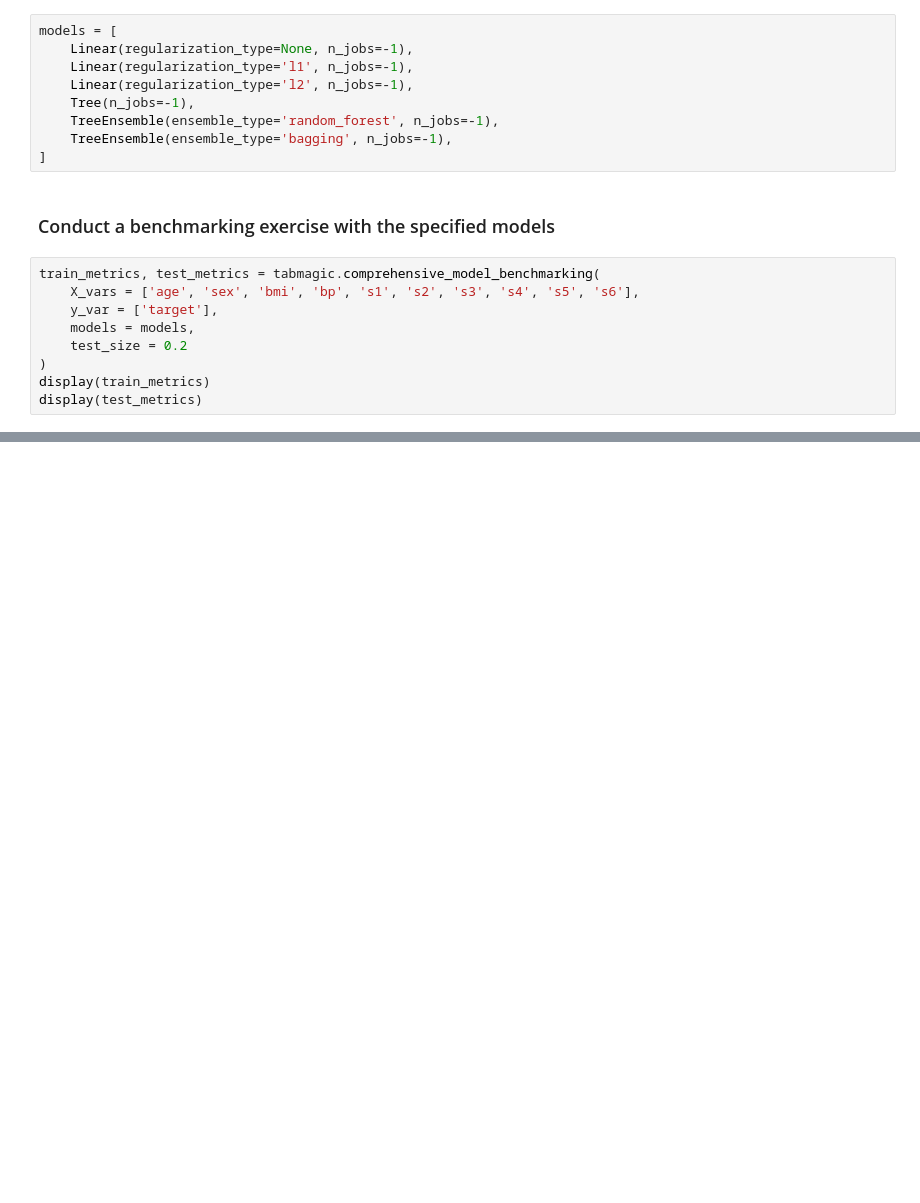
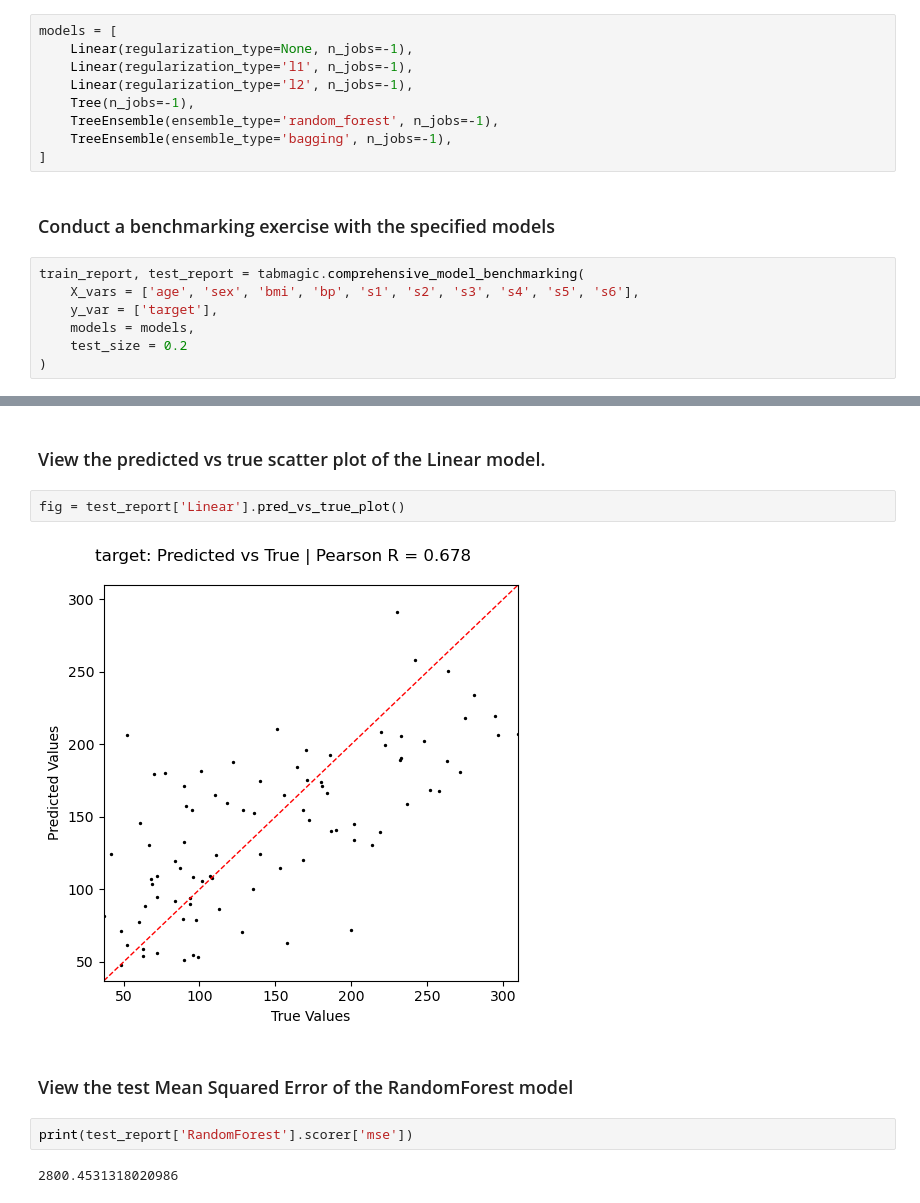
Before and after one commit to ajy25/TabularMagic, a Jupyter notebook: demo/regression_demo.ipynb, the cells around one changed output, grey strips where cells are left out. Drawn from its saved outputs; the diff is of its cells as text; blank space fills up the shorter version.

Commit message:
tabularmagic mvp: trees, linear, report, scoring, training

```diff
--- a/demo/regression_demo.ipynb
+++ b/demo/regression_demo.ipynb
@@ -37,12 +38,10 @@ models = [
 # %% [markdown]
 ### Conduct a benchmarking exercise with the specified models
 # %%
-train_metrics, test_metrics = tabmagic.comprehensive_model_benchmarking(
+train_report, test_report = tabmagic.comprehensive_model_benchmarking(
     X_vars = ['age', 'sex', 'bmi', 'bp', 's1', 's2', 's3', 's4', 's5', 's6'],
     y_var = ['target'],
     models = models,
     test_size = 0.2
 )
-display(train_metrics)
-display(test_metrics)
 # %% [output]
@@ -70,0 +67,12 @@ Task 6 of 6.     Training TreeEnsemble(bagging).
+# %% [markdown]
+### View the predicted vs true scatter plot of the Linear model.
+# %%
+fig = test_report['Linear'].pred_vs_true_plot()
+# %% [output]
+[figure, added]
+# %% [markdown]
+### View the test Mean Squared Error of the RandomForest model
+# %%
+print(test_report['RandomForest'].scorer['mse'])
+# %% [output]
+2800.4531318020986
```
Also changed, not shown: parts of 6 cells of this notebook, 19 other files.
